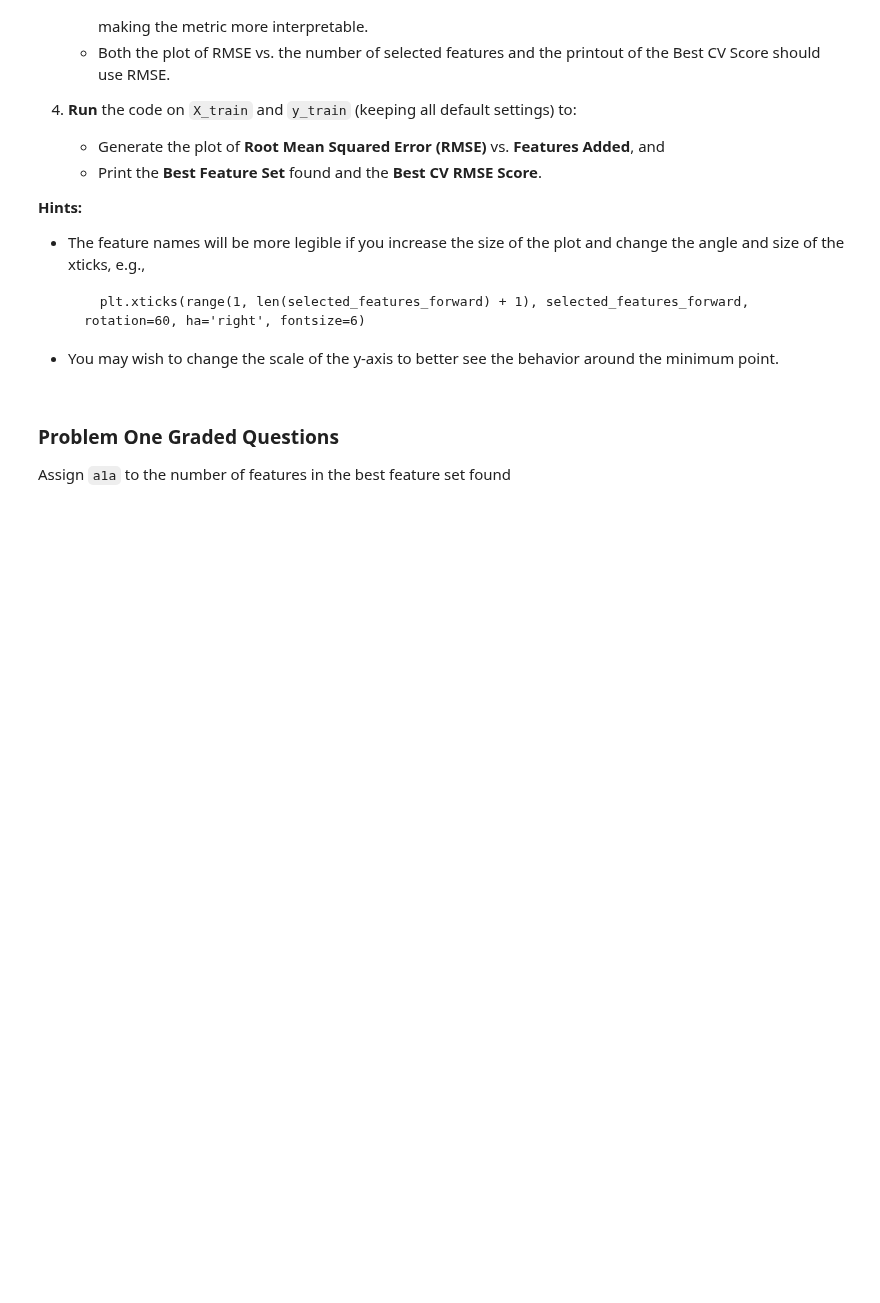
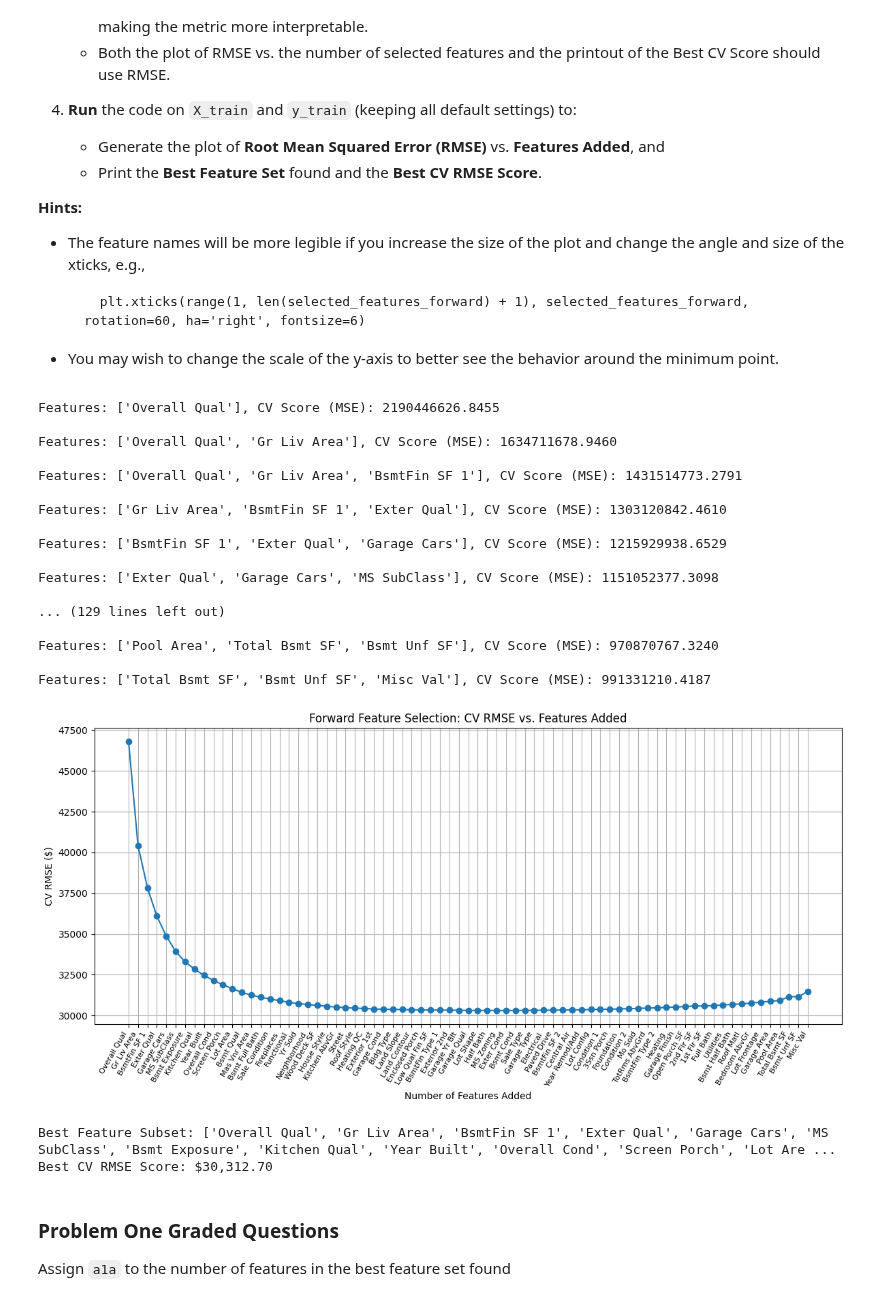
Before and after one commit to amc200092845471/Module-3-Assignments, a Jupyter notebook: Homework_05.ipynb, the cells around one changed output. Saved outputs shown, nothing was run; the diff lists cells and outputs as text; code cells hidden in the pictures; blank space fills up the shorter version.

```diff
--- a/Homework_05.ipynb
+++ b/Homework_05.ipynb
@@ -176,6 +176,53 @@ def forward_feature_selection(X, y, model,
     )
 # %%
 # Your code here:  Run Forward Feature Selection, plot the results, and print out the Best Feature Set and the Best CV Score found.
+model = LinearRegression()
+
+selected_features, best_scores, best_feature_set, best_score = forward_feature_selection(X_train,y_train,model,scoring='neg_mean_squared_error',cv=5,tol=None,max_features=None,n_jobs=1,verbose=True)
+
+rmse_scores = [np.sqrt(score) for score in best_scores]
+best_rmse_score = np.sqrt(best_score)
+
+plt.figure(figsize=(12,6))
+plt.plot(range(1, len(rmse_scores) + 1), rmse_scores, marker='o')
+plt.xlabel("Number of Features Added")
+plt.ylabel("CV RMSE ($)")
+plt.title("Forward Feature Selection: CV RMSE vs. Features Added")
+plt.xticks(
+    range(1, len(selected_features) + 1),
+    selected_features,
+    rotation=60,
+    ha='right',
+    fontsize=8
+)
+plt.grid(True)
+plt.tight_layout()
+plt.show()
+
+# 4. Print best feature subset and lowest RMSE
+print("Best Feature Subset:", best_feature_set)
+print("Best CV RMSE Score: ${:,.2f}".format(best_rmse_score))
+# %% [output]
+Features: ['Overall Qual'], CV Score (MSE): 2190446626.8455
+
+Features: ['Overall Qual', 'Gr Liv Area'], CV Score (MSE): 1634711678.9460
+
+Features: ['Overall Qual', 'Gr Liv Area', 'BsmtFin SF 1'], CV Score (MSE): 1431514773.2791
+
+Features: ['Gr Liv Area', 'BsmtFin SF 1', 'Exter Qual'], CV Score (MSE): 1303120842.4610
+
+Features: ['BsmtFin SF 1', 'Exter Qual', 'Garage Cars'], CV Score (MSE): 1215929938.6529
+
+Features: ['Exter Qual', 'Garage Cars', 'MS SubClass'], CV Score (MSE): 1151052377.3098
+
+... (129 lines left out)
+
+Features: ['Pool Area', 'Total Bsmt SF', 'Bsmt Unf SF'], CV Score (MSE): 970870767.3240
+
+Features: ['Total Bsmt SF', 'Bsmt Unf SF', 'Misc Val'], CV Score (MSE): 991331210.4187
+[figure, added]
+Best Feature Subset: ['Overall Qual', 'Gr Liv Area', 'BsmtFin SF 1', 'Exter Qual', 'Garage Cars', 'MS SubClass', 'Bsmt Exposure', 'Kitchen Qual', 'Year Built', 'Overall Cond', 'Screen Porch', 'Lot Are ...
+Best CV RMSE Score: $30,312.70
 # %% [markdown]
 ### Problem One Graded Questions
 
```
Also changed, not shown: parts of 20 cells of this notebook, 8 other files.
